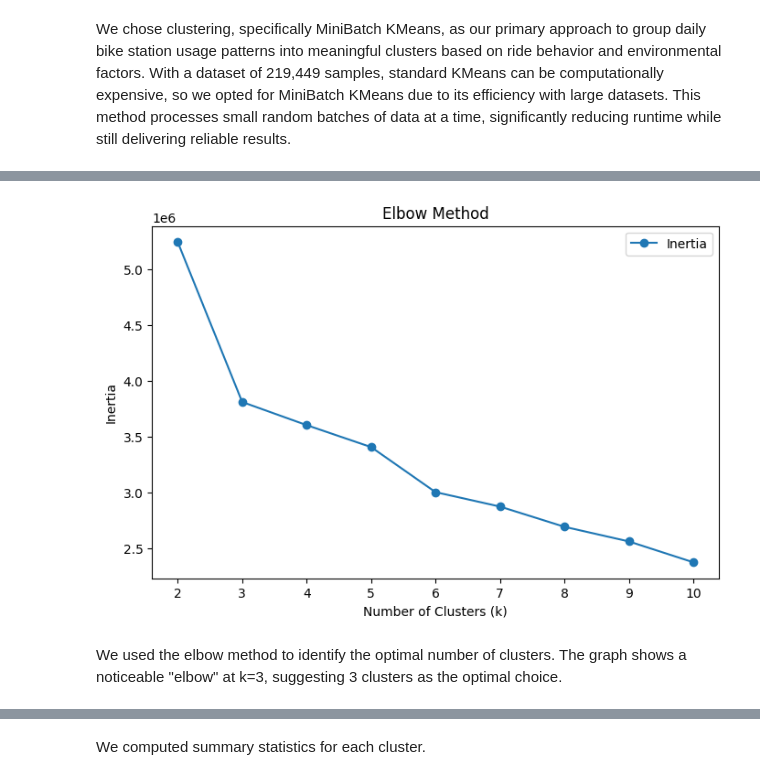
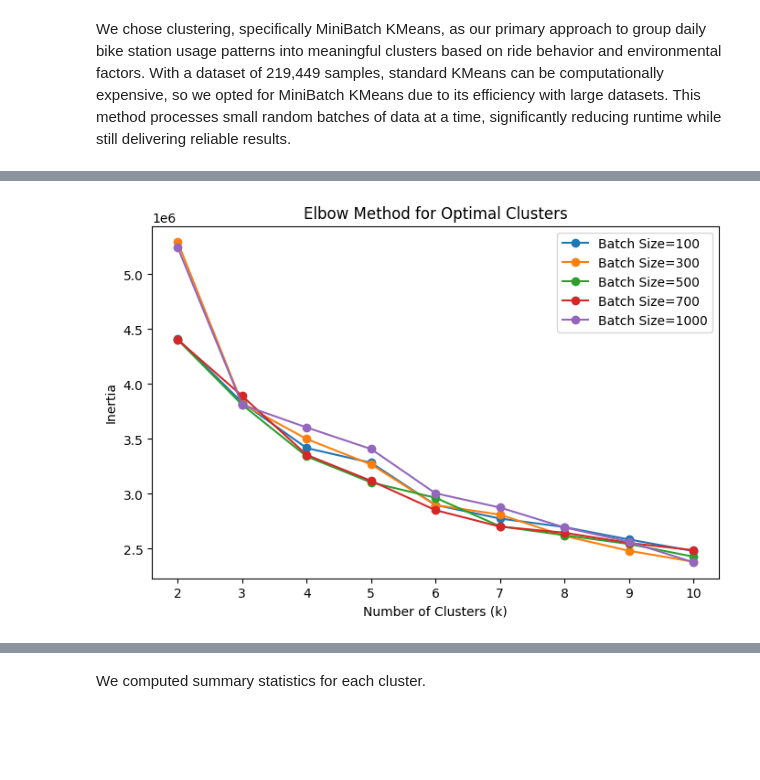
Before and after one commit to Will-Wei7/User-Clustering-on-Capital-bikeshare-dataset, a Jupyter notebook: project_3_machine_learning.ipynb, the cells around one changed output, grey strips where cells are left out. Drawn from its saved outputs; the diff is of its cells as text; code cells hidden in the pictures; blank space fills up the shorter version.

```diff
--- a/project_3_machine_learning.ipynb
+++ b/project_3_machine_learning.ipynb
@@ -847,13 +891,0 @@ import matplotlib.pyplot as plt
-# %%
-k_values = range(2, 11)
-inertia = []
-silhouette_scores = []
-sample_size = 21000  # subset for silhouette score computation: 10% of the data
-
-for k in k_values:
-    mb_kmeans = MiniBatchKMeans(n_clusters=k, batch_size=1000, random_state=42)
-    cluster_labels = mb_kmeans.fit_predict(pca_X)
-    inertia.append(mb_kmeans.inertia_)
-    sil_score = silhouette_score(pca_X, cluster_labels, sample_size=sample_size)
-    silhouette_scores.append(sil_score)
-    print(f"For n_clusters = {k}, Silhouette Score = {sil_score:.4f}")
@@ -869,0 +919,14 @@ For n_clusters = 10, Silhouette Score = 0.1806
+# %%
+import pandas as pd
+df_results = pd.DataFrame(results)
+
+plt.figure(figsize=(8, 5))
+for batch_size in batch_sizes:
+    subset = df_results[df_results['batch_size'] == batch_size]
+    plt.plot(subset['k'], subset['silhouette_score'], marker='o', label=f'Batch Size={batch_size}')
+
+plt.xlabel('Number of Clusters (k)')
+plt.ylabel('Silhouette Score')
+plt.title('Silhouette Score by Number of Clusters for Different Batch Sizes')
+plt.legend()
+plt.show()
@@ -870,13 +939,13 @@ For n_clusters = 10, Silhouette Score = 0.1806
 # %%
-# Visualize Elbow Method
 plt.figure(figsize=(8, 5))
-plt.plot(k_values, inertia, marker="o", label="Inertia")
-plt.xlabel("Number of Clusters (k)")
-plt.ylabel("Inertia")
-plt.title("Elbow Method")
+for batch_size in batch_sizes:
+    subset = df_results[df_results['batch_size'] == batch_size]
+    plt.plot(subset['k'], subset['inertia'], marker='o', label=f'Batch Size={batch_size}')
+
+plt.xlabel('Number of Clusters (k)')
+plt.ylabel('Inertia')
+plt.title('Elbow Method for Optimal Clusters')
 plt.legend()
 plt.show()
 # %% [output]
-[figure, old version]
+[figure, new version]
-# %% [markdown]
-We used the elbow method to identify the optimal number of clusters. The graph shows a noticeable "elbow" at k=3, suggesting 3 clusters as the optimal choice.
```
Also changed, not shown: parts of 50 cells of this notebook, 1 other file.
